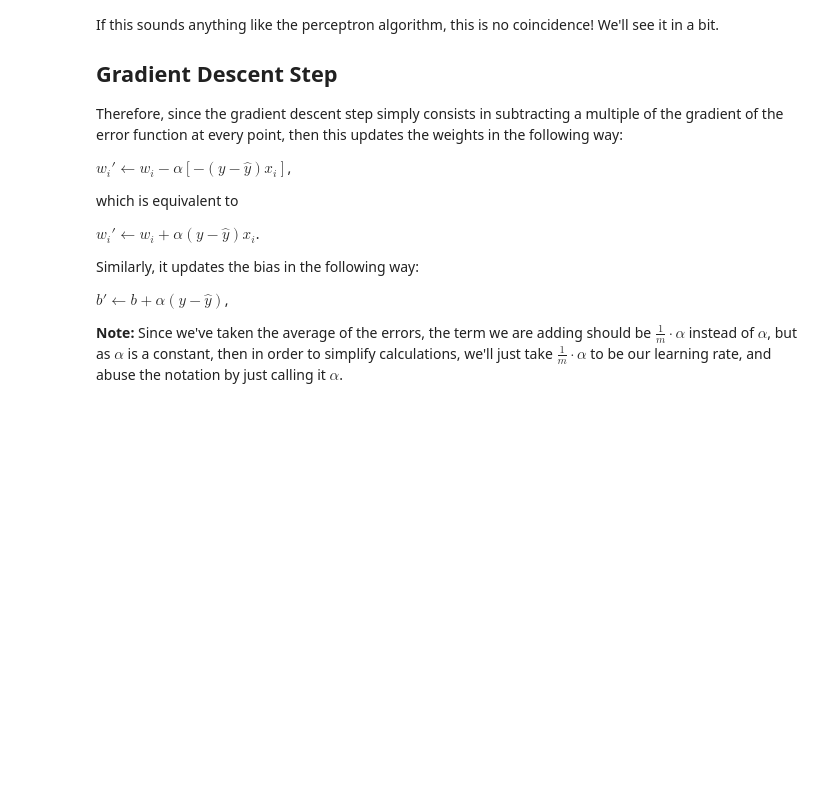
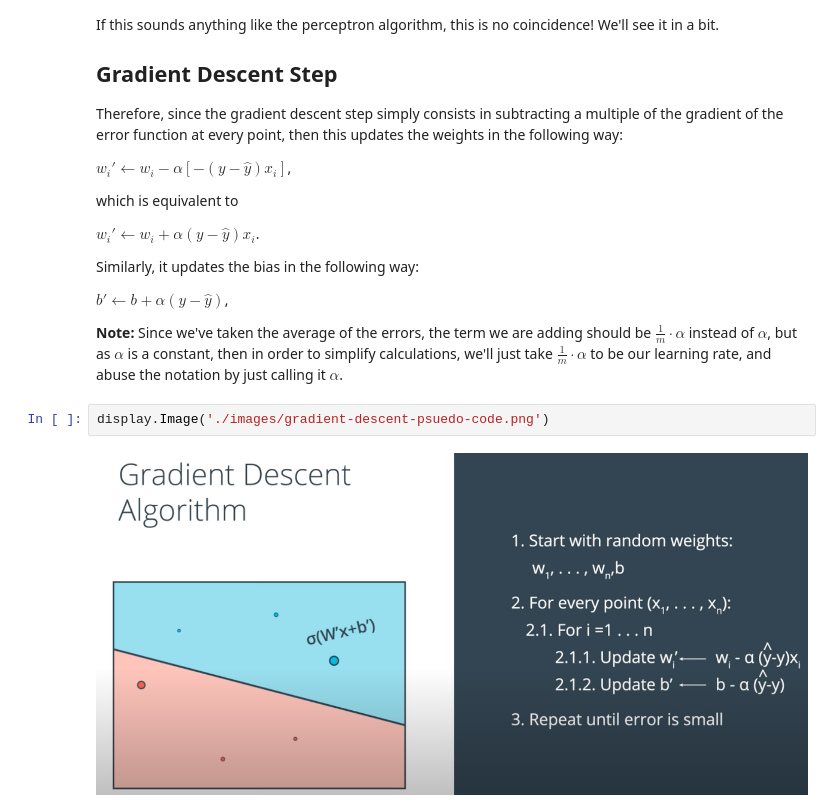
Before and after one commit to acholonu/udacity_deep_learning, a Jupyter notebook: lesson 2/Logistic Regression.ipynb, the cells around one changed output. Cells and saved outputs as stored; diff of their text form; blank space fills up the shorter version.

Commit message:
gradient descent psuedo code

```diff
--- a/lesson 2/Logistic Regression.ipynb
+++ b/lesson 2/Logistic Regression.ipynb
@@ -90,3 +90,7 @@ $b' \leftarrow b + \alpha (y - \hat{y})$,
 **Note:** Since we've taken the average of the errors, the term we are adding should be $\frac{1}{m} \cdot \alpha$
 instead of $\alpha$, but as $\alpha$ is a constant, then in order to simplify calculations, we'll just take $\frac{1}{m} \cdot \alpha$
 to be our learning rate, and abuse the notation by just calling it $\alpha$.
+# %%
+display.Image('./images/gradient-descent-psuedo-code.png')
+# %% [output]
+[figure, added]
```
Also changed, not shown: 1 other file.
